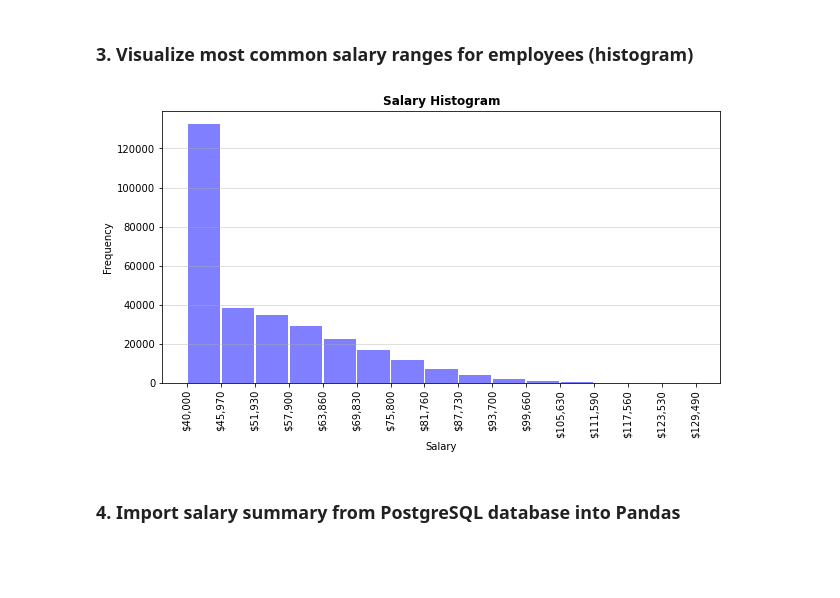
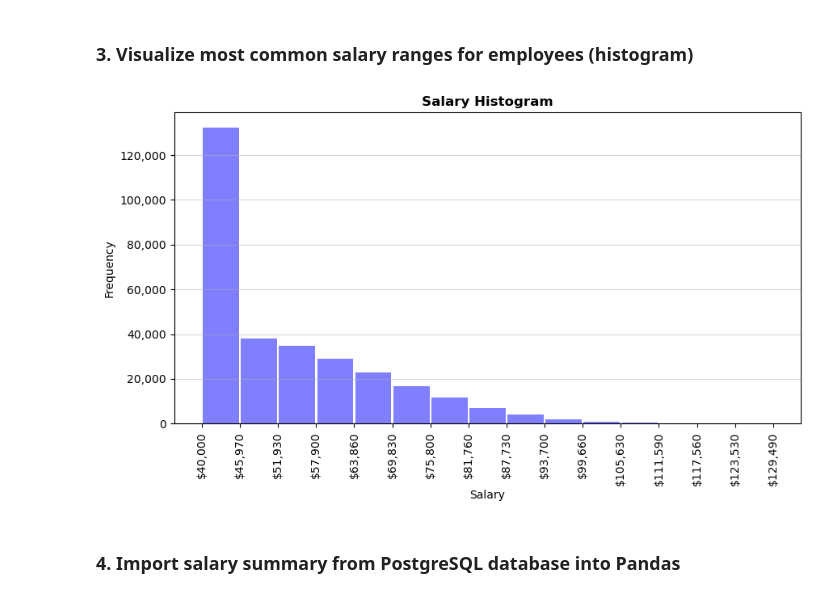
Before and after one commit to rperezme-data/DAB_H07_SQL-challenge, a Jupyter notebook: EmployeeSQL/4. Analysis.ipynb, the cells around one changed output. Cells and saved outputs as stored; diff of their text form; code cells hidden in the pictures; blank space fills up the shorter version.

```diff
--- a/EmployeeSQL/4. Analysis.ipynb
+++ b/EmployeeSQL/4. Analysis.ipynb
@@ -5,7 +5,11 @@
 ## Dependencies
 import pandas as pd
 import matplotlib.pyplot as plt
+import matplotlib.ticker as ticker
 from sqlalchemy import create_engine
+
+## Set Matplotlib style
+plt.style.use('default')
 
 ## Import database parameters
 from config import db_host, db_name, db_user, db_password
@@ -28,8 +32,14 @@ sql_statement = "SELECT * FROM salary"
 # %%
 ## Retrieve salary data from "salary" table into DataFrame
 salary_df = pd.read_sql(sql_statement, connection)
+
 ## Set index
 salary_df.set_index('emp_no', drop=True, inplace=True)
+
+## If null values, replace with 0
+if salary_df.isnull().values.any():
+    salary_df = salary_df.fillna(0)
+
 ## Show DataFrame
 salary_df
 # %% [output]
@@ -52,29 +62,32 @@ salary_df
 # %%
 ## Set x as salary values list
 x = salary_df['salary']
 
 ## Set figure size
 plt.figure(figsize=(10,5))
 ## Plot histogram
 n, bins, patches = plt.hist(x, bins=15, color='blue', alpha=0.5, rwidth=0.95)
 
 ## Set plot title and labels
 plt.title('Salary Histogram', fontweight="bold")
 plt.xlabel('Salary')
 plt.ylabel('Frequency')
 
 ## Set x-axis labels & format
 x_labels = [f"${round(i/100,1)*100:,.0f}" for i in bins]
 plt.xticks(bins, x_labels, rotation=90)
 
+## Set y-axis format
+plt.gca().yaxis.set_major_formatter(ticker.StrMethodFormatter('{x:,.0f}'))
+
 ## Set grid
 plt.grid(axis='y', alpha=0.5)
 ## Save plot
-plt.savefig('Images/Histogram.png')
+plt.savefig('Images/Histogram.png', bbox_inches = 'tight')
 ## Display plot
 plt.show()
 # %% [output]
-[figure, old version]
+[figure, new version]
 # %% [markdown]
 ### 4. Import salary summary from PostgreSQL database into Pandas
 # %%
```
Also changed, not shown: parts of 5 cells of this notebook.
